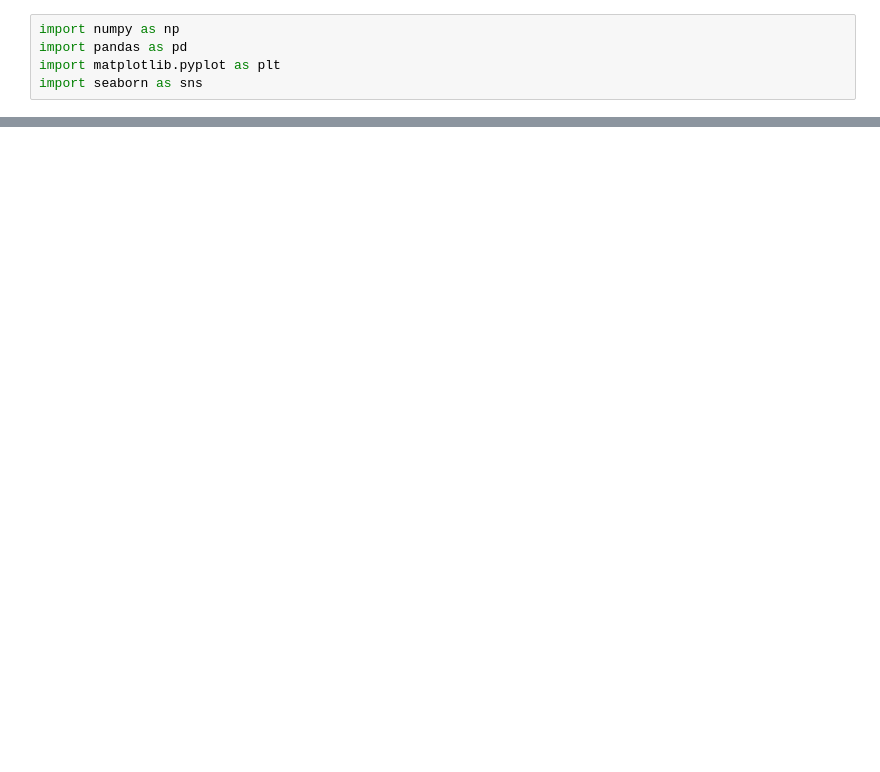
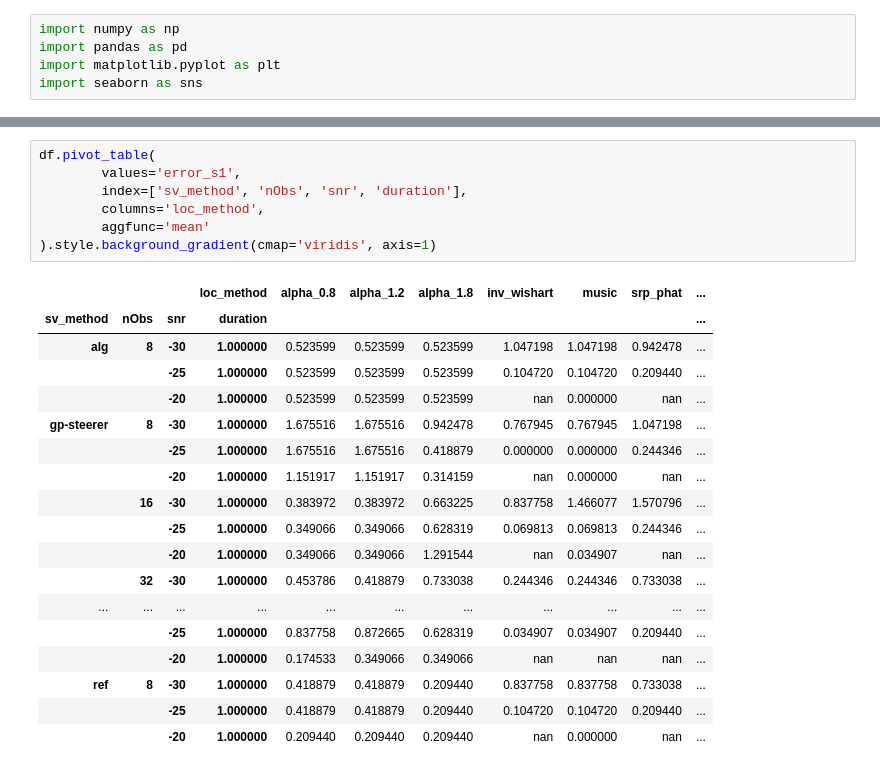
Before and after one commit to Chutlhu/shamans, a Jupyter notebook: analysize_results_exp1.ipynb, the cells around one changed output, grey strips where cells are left out. Cells and saved outputs as stored; diff of their text form; blank space fills up the shorter version.

```diff
--- a/analysize_results_exp1.ipynb
+++ b/analysize_results_exp1.ipynb
@@ -24,0 +35,26 @@ sns.lineplot(data=df, x='snr', y='error_s1', hue='loc_method', style='loc_method
+# %%
+df.pivot_table(
+        values='error_s1',
+        index=['sv_method', 'nObs', 'snr', 'duration'],
+        columns='loc_method',
+        aggfunc='mean'
+).style.background_gradient(cmap='viridis', axis=1)
+# %% [output]
+|  |  |  | loc_method | alpha_0.8 | alpha_1.2 | alpha_1.8 | inv_wishart | music | srp_phat | ... |
+| sv_method | nObs | snr | duration |  |  |  |  |  |  | ... |
+| alg | 8 | -30 | 1.000000 | 0.523599 | 0.523599 | 0.523599 | 1.047198 | 1.047198 | 0.942478 | ... |
+|  |  | -25 | 1.000000 | 0.523599 | 0.523599 | 0.523599 | 0.104720 | 0.104720 | 0.209440 | ... |
+|  |  | -20 | 1.000000 | 0.523599 | 0.523599 | 0.523599 | nan | 0.000000 | nan | ... |
+| gp-steerer | 8 | -30 | 1.000000 | 1.675516 | 1.675516 | 0.942478 | 0.767945 | 0.767945 | 1.047198 | ... |
+|  |  | -25 | 1.000000 | 1.675516 | 1.675516 | 0.418879 | 0.000000 | 0.000000 | 0.244346 | ... |
+|  |  | -20 | 1.000000 | 1.151917 | 1.151917 | 0.314159 | nan | 0.000000 | nan | ... |
+|  | 16 | -30 | 1.000000 | 0.383972 | 0.383972 | 0.663225 | 0.837758 | 1.466077 | 1.570796 | ... |
+|  |  | -25 | 1.000000 | 0.349066 | 0.349066 | 0.628319 | 0.069813 | 0.069813 | 0.244346 | ... |
+|  |  | -20 | 1.000000 | 0.349066 | 0.349066 | 1.291544 | nan | 0.034907 | nan | ... |
+|  | 32 | -30 | 1.000000 | 0.453786 | 0.418879 | 0.733038 | 0.244346 | 0.244346 | 0.733038 | ... |
+| ... | ... | ... | ... | ... | ... | ... | ... | ... | ... | ... |
+|  |  | -25 | 1.000000 | 0.837758 | 0.872665 | 0.628319 | 0.034907 | 0.034907 | 0.209440 | ... |
+|  |  | -20 | 1.000000 | 0.174533 | 0.349066 | 0.349066 | nan | nan | nan | ... |
+| ref | 8 | -30 | 1.000000 | 0.418879 | 0.418879 | 0.209440 | 0.837758 | 0.837758 | 0.733038 | ... |
+|  |  | -25 | 1.000000 | 0.418879 | 0.418879 | 0.209440 | 0.104720 | 0.104720 | 0.209440 | ... |
+|  |  | -20 | 1.000000 | 0.209440 | 0.209440 | 0.209440 | nan | 0.000000 | nan | ... |
```
Also changed, not shown: parts of 2 cells of this notebook, 2 other files.
